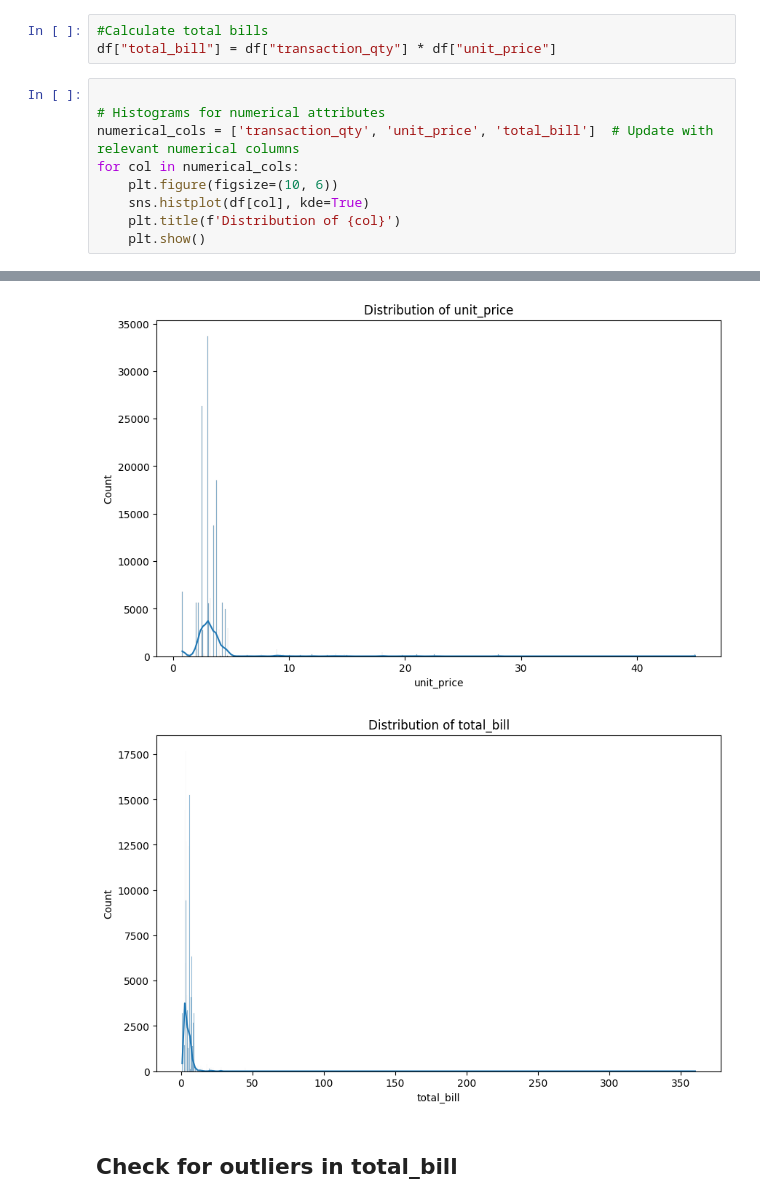
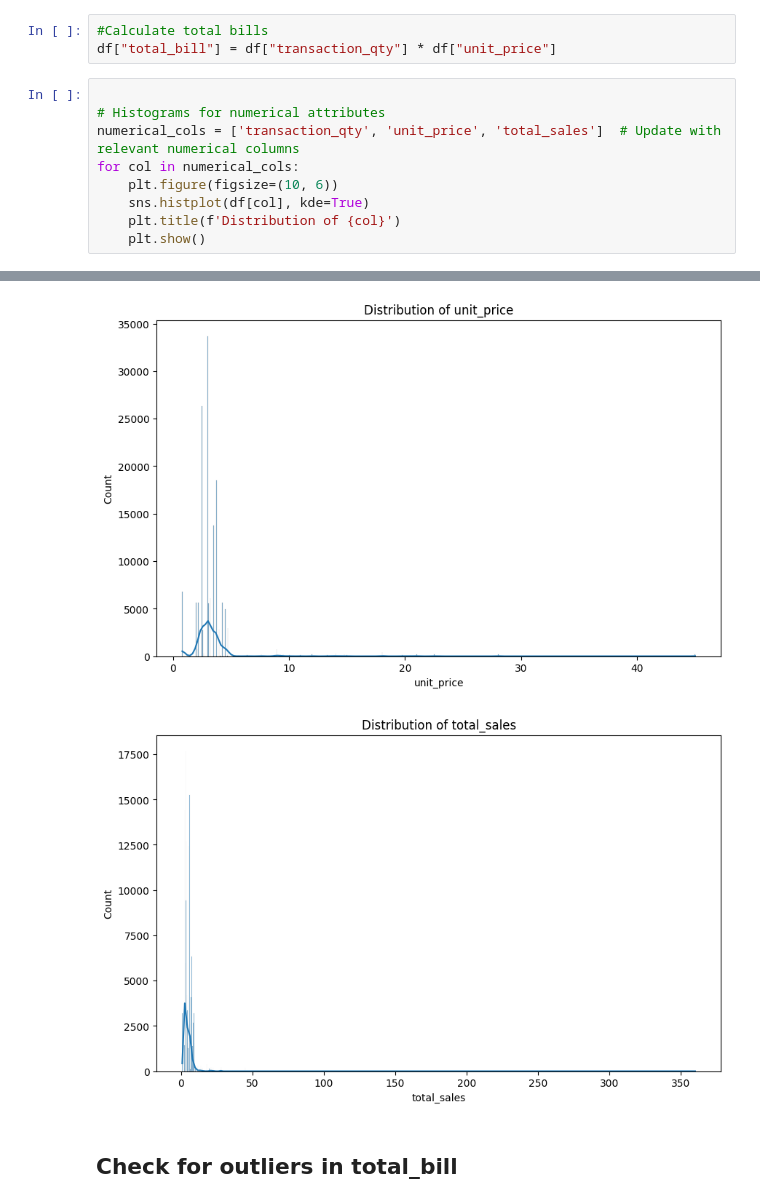
Before and after one commit to Darshan922000/Capstone-2, a Jupyter notebook: Notebook/VJ_EDA.ipynb, the cells around one changed output, grey strips where cells are left out. Cells and saved outputs as stored; diff of their text form.

```diff
--- a/Notebook/VJ_EDA.ipynb
+++ b/Notebook/VJ_EDA.ipynb
@@ -41,16 +41,16 @@ df["total_bill"] = df["transaction_qty"] * df["unit_price"]
 # %%
 
 # Histograms for numerical attributes
-numerical_cols = ['transaction_qty', 'unit_price', 'total_bill']  # Update with relevant numerical columns
+numerical_cols = ['transaction_qty', 'unit_price', 'total_sales']  # Update with relevant numerical columns
 for col in numerical_cols:
     plt.figure(figsize=(10, 6))
     sns.histplot(df[col], kde=True)
     plt.title(f'Distribution of {col}')
     plt.show()
 # %% [output]
 [figure]
 [figure]
-[figure, old version]
+[figure, new version]
 # %% [markdown]
 ## Check for outliers in total_bill
 # %%
```
Also changed, not shown: parts of 18 cells of this notebook, 1 other file.
